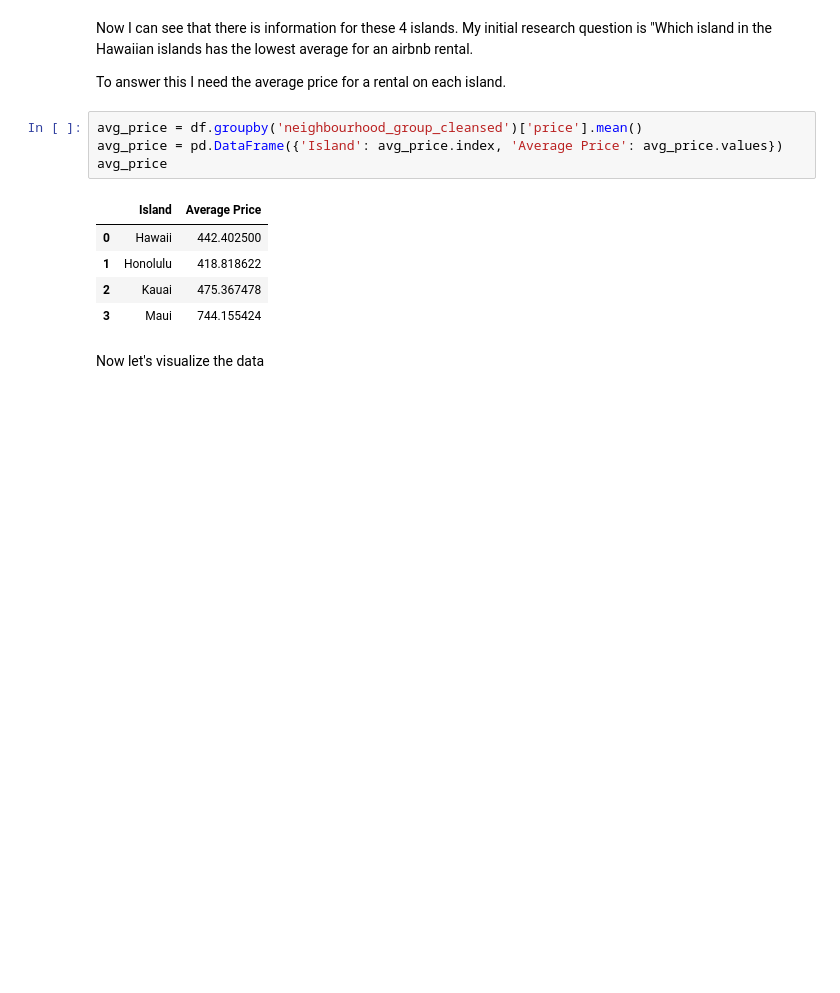
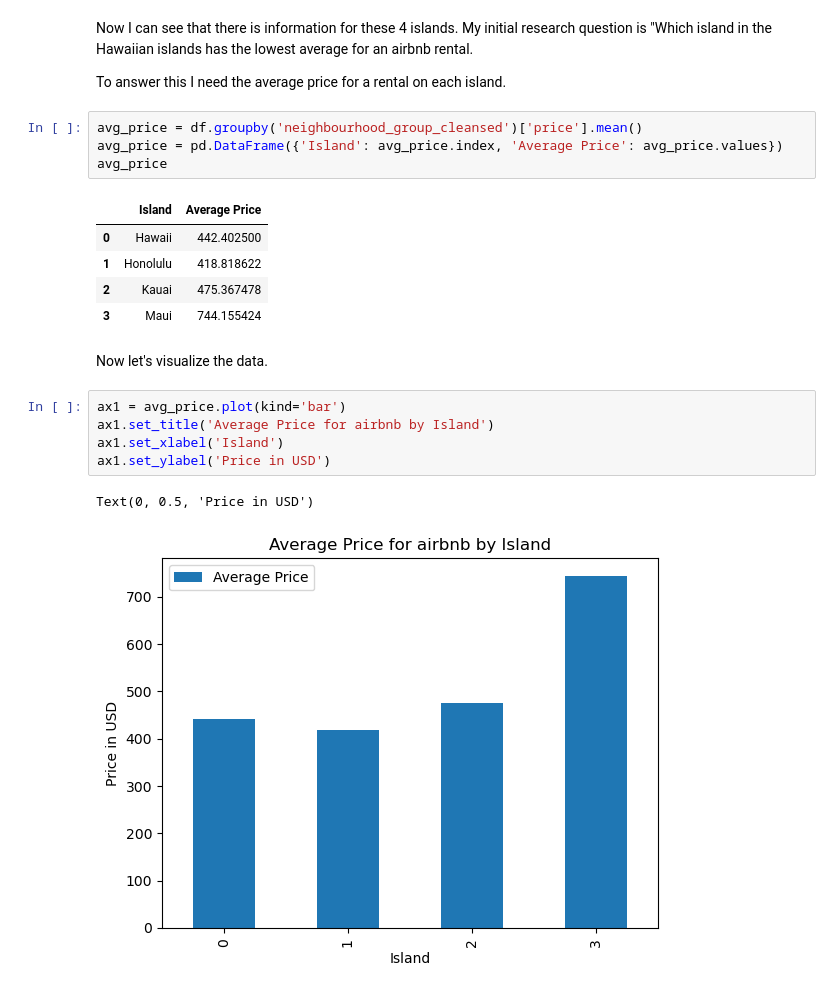
Before and after one commit to ubco-W2022T2-data301/project-group-group38, a Jupyter notebook: CB_EDA_Milestone3.ipynb, the cells around one changed output. Drawn from its saved outputs; the diff is of its cells as text; blank space fills up the shorter version.

```diff
--- a/CB_EDA_Milestone3.ipynb
+++ b/CB_EDA_Milestone3.ipynb
@@ -77,4 +77,12 @@ avg_price
 | 2 | Kauai | 475.367478 |
 | 3 | Maui | 744.155424 |
 # %% [markdown]
-Now let's visualize the data
+Now let's visualize the data.
+# %%
+ax1 = avg_price.plot(kind='bar')
+ax1.set_title('Average Price for airbnb by Island')
+ax1.set_xlabel('Island')
+ax1.set_ylabel('Price in USD')
+# %% [output]
+Text(0, 0.5, 'Price in USD')
+[figure, added]
```
Also changed, not shown: parts of 9 cells of this notebook.
